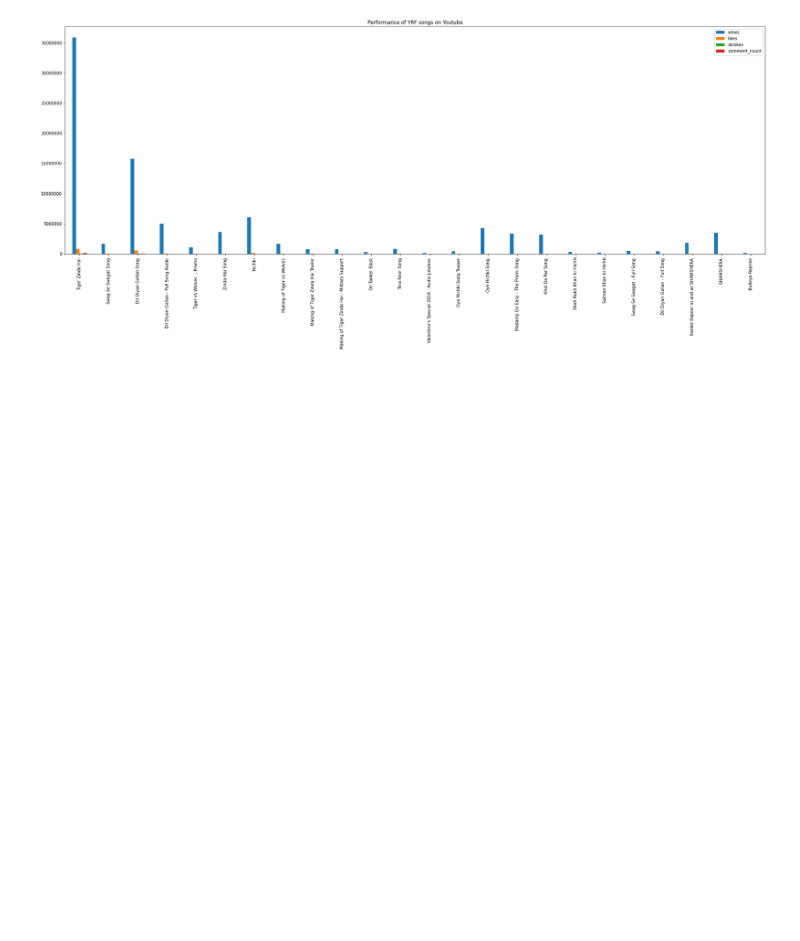
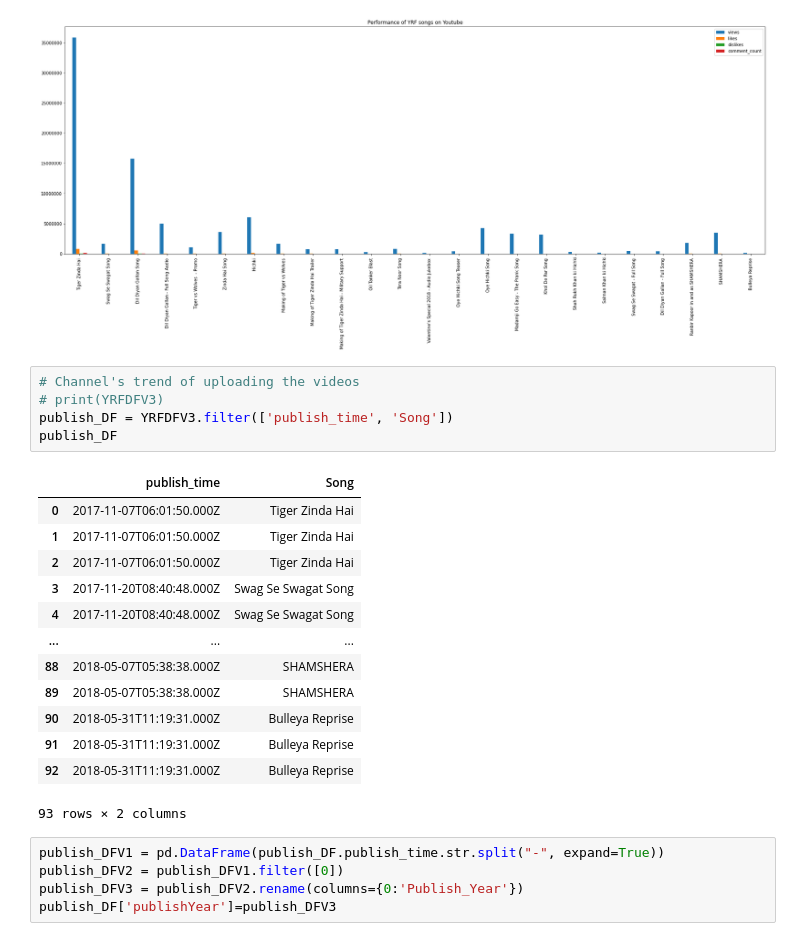
Before and after one commit to kartikay89/Data-Analysis, a Jupyter notebook: Youtube.ipynb, the cells around one changed output. Cells and saved outputs as stored; diff of their text form; blank space fills up the shorter version.

```diff
--- a/Youtube.ipynb
+++ b/Youtube.ipynb
@@ -198,3 +198,27 @@ plt.title('Performance of YRF songs on Youtube')
 plt.show()
 # %% [output]
 [figure]
+# %%
+# Channel's trend of uploading the videos
+# print(YRFDFV3)
+publish_DF = YRFDFV3.filter(['publish_time', 'Song'])
+publish_DF
+# %% [output]
+|  | publish_time | Song |
+| 0 | 2017-11-07T06:01:50.000Z | Tiger Zinda Hai |
+| 1 | 2017-11-07T06:01:50.000Z | Tiger Zinda Hai |
+| 2 | 2017-11-07T06:01:50.000Z | Tiger Zinda Hai |
+| 3 | 2017-11-20T08:40:48.000Z | Swag Se Swagat Song |
+| 4 | 2017-11-20T08:40:48.000Z | Swag Se Swagat Song |
+| ... | ... | ... |
+| 88 | 2018-05-07T05:38:38.000Z | SHAMSHERA |
+| 89 | 2018-05-07T05:38:38.000Z | SHAMSHERA |
+| 90 | 2018-05-31T11:19:31.000Z | Bulleya Reprise |
+| 91 | 2018-05-31T11:19:31.000Z | Bulleya Reprise |
+| 92 | 2018-05-31T11:19:31.000Z | Bulleya Reprise |
+93 rows × 2 columns
+# %%
+publish_DFV1 = pd.DataFrame(publish_DF.publish_time.str.split("-", expand=True))
+publish_DFV2 = publish_DFV1.filter([0])
+publish_DFV3 = publish_DFV2.rename(columns={0:'Publish_Year'})
+publish_DF['publishYear']=publish_DFV3
```
Also changed, not shown: parts of 9 cells of this notebook.
